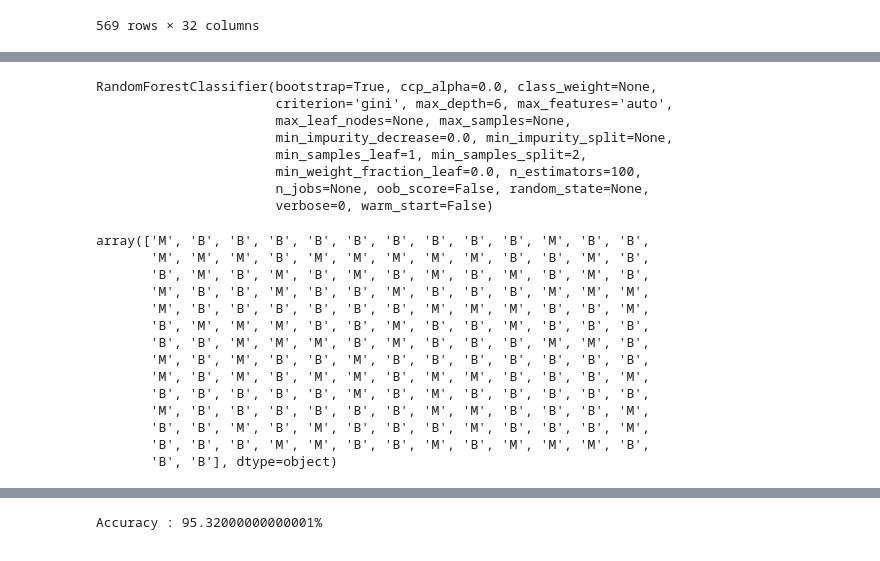
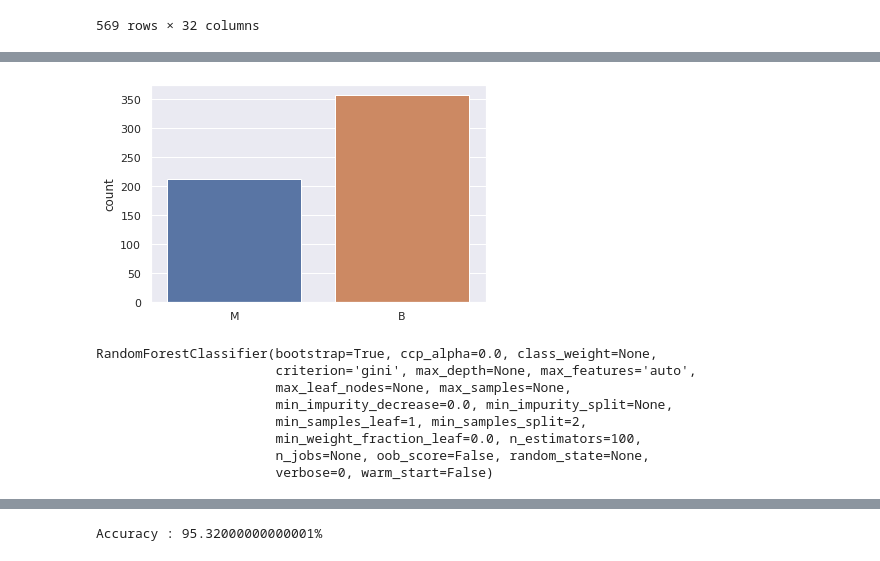
Before and after one commit to louispaulet/randomForestClassifierVisualizationProject, a Jupyter notebook: Cancer2RandomForestClassifier.ipynb, the cells around one changed output, grey strips where cells are left out. Cells and saved outputs as stored; diff of their text form; code cells hidden in the pictures.

```diff
--- a/Cancer2RandomForestClassifier.ipynb
+++ b/Cancer2RandomForestClassifier.ipynb
@@ -111,4 +109,9 @@ breast_cancer
 
 x = breast_cancer.loc[:, 'radius':]
 y = breast_cancer.loc[:, :"diagnosis"]
+# %%
+#we take a look at the class representation balance
+ax = sns.countplot(list(y['diagnosis']),label="Count")
+# %% [output]
+[figure, added]
 # %%
@@ -115,33 +119,17 @@ y = breast_cancer.loc[:, :"diagnosis"]
 from sklearn.model_selection import train_test_split
 xTrain, xTest, yTrain, yTest = train_test_split(x, y, test_size = 0.3, random_state = 0)
 # %%
+#fit the RandomForestClassifier on the training dataset
 from sklearn.ensemble import RandomForestClassifier
-clf = RandomForestClassifier(max_depth=6)
+clf = RandomForestClassifier()
+# clf = RandomForestClassifier(max_depth=6) #uncomment for regular visualization
 clf.fit(xTrain, yTrain)
 # %% [output]
 RandomForestClassifier(bootstrap=True, ccp_alpha=0.0, class_weight=None,
-                       criterion='gini', max_depth=6, max_features='auto',
+                       criterion='gini', max_depth=None, max_features='auto',
                        max_leaf_nodes=None, max_samples=None,
                        min_impurity_decrease=0.0, min_impurity_split=None,
                        min_samples_leaf=1, min_samples_split=2,
                        min_weight_fraction_leaf=0.0, n_estimators=100,
                        n_jobs=None, oob_score=False, random_state=None,
                        verbose=0, warm_start=False)
-# %%
-yPred = clf.predict(xTest)
-yPred
-# %% [output]
-array(['M', 'B', 'B', 'B', 'B', 'B', 'B', 'B', 'B', 'B', 'M', 'B', 'B',
-       'M', 'M', 'M', 'B', 'M', 'M', 'M', 'M', 'M', 'B', 'B', 'M', 'B',
-       'B', 'M', 'B', 'M', 'B', 'M', 'B', 'M', 'B', 'M', 'B', 'M', 'B',
-       'M', 'B', 'B', 'M', 'B', 'B', 'M', 'B', 'B', 'B', 'M', 'M', 'M',
-       'M', 'B', 'B', 'B', 'B', 'B', 'B', 'M', 'M', 'M', 'B', 'B', 'M',
-       'B', 'M', 'M', 'M', 'B', 'B', 'M', 'B', 'B', 'M', 'B', 'B', 'B',
-       'B', 'B', 'M', 'M', 'M', 'B', 'M', 'B', 'B', 'B', 'M', 'M', 'B',
-       'M', 'B', 'M', 'B', 'B', 'M', 'B', 'B', 'B', 'B', 'B', 'B', 'B',
-       'M', 'B', 'M', 'B', 'M', 'M', 'B', 'M', 'M', 'B', 'B', 'B', 'M',
-       'B', 'B', 'B', 'B', 'B', 'M', 'B', 'M', 'B', 'B', 'B', 'B', 'B',
-       'M', 'B', 'B', 'B', 'B', 'B', 'B', 'M', 'M', 'B', 'B', 'B', 'M',
-       'B', 'B', 'M', 'B', 'M', 'B', 'B', 'B', 'M', 'B', 'B', 'B', 'M',
-       'B', 'B', 'B', 'M', 'M', 'B', 'B', 'M', 'B', 'M', 'M', 'M', 'B',
-       'B', 'B'], dtype=object)
```
Also changed, not shown: parts of 14 cells of this notebook.
